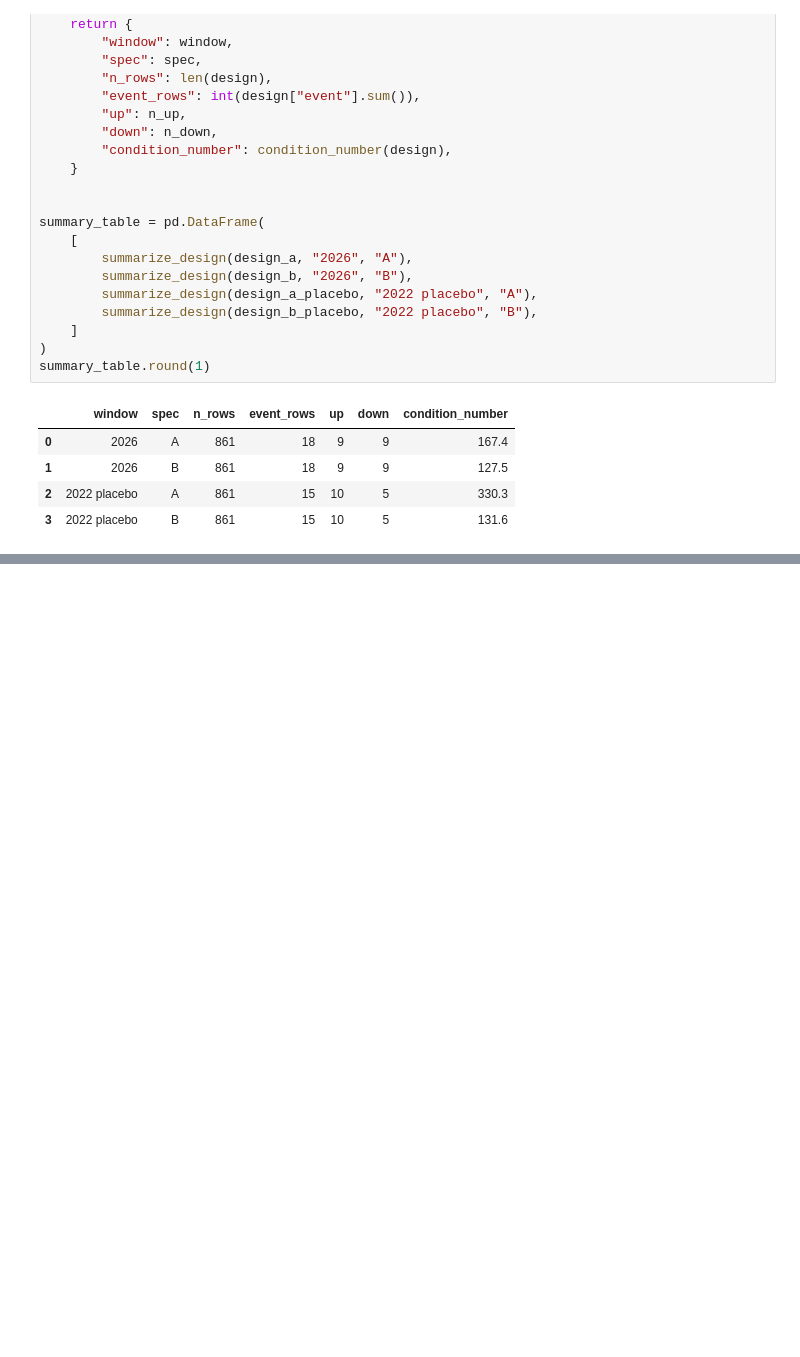
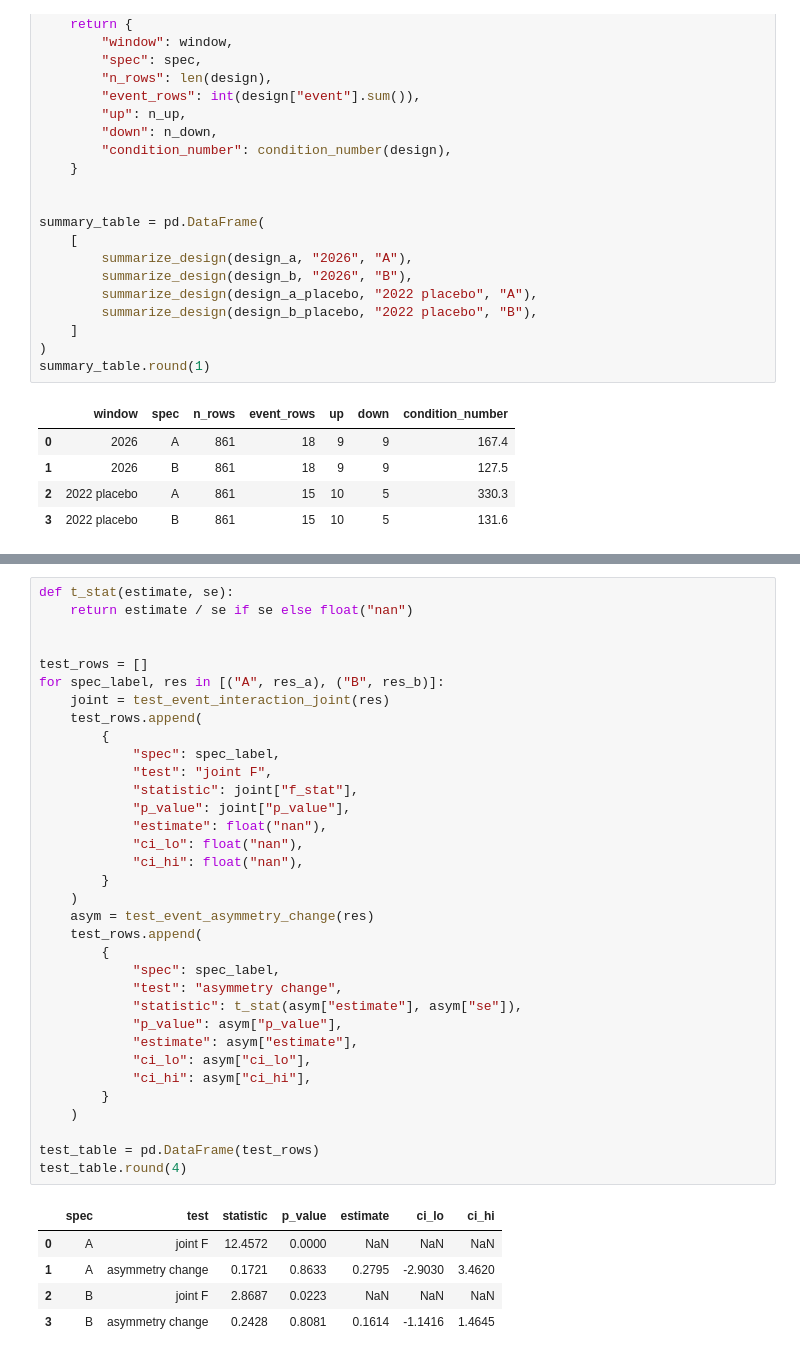
Before and after one commit to ElKuksi/gasoline-rockets-and-feathers, a Jupyter notebook: notebooks/07_2026_event_study.ipynb, the cells around one changed output, grey strips where cells are left out. Cells and saved outputs as stored; diff of their text form; blank space fills up the shorter version.

```diff
--- a/notebooks/07_2026_event_study.ipynb
+++ b/notebooks/07_2026_event_study.ipynb
@@ -398,0 +508,40 @@ unrelated to the economics.
+# %%
+def t_stat(estimate, se):
+    return estimate / se if se else float("nan")
+
+
+test_rows = []
+for spec_label, res in [("A", res_a), ("B", res_b)]:
+    joint = test_event_interaction_joint(res)
+    test_rows.append(
+        {
+            "spec": spec_label,
+            "test": "joint F",
+            "statistic": joint["f_stat"],
+            "p_value": joint["p_value"],
+            "estimate": float("nan"),
+            "ci_lo": float("nan"),
+            "ci_hi": float("nan"),
+        }
+    )
+    asym = test_event_asymmetry_change(res)
+    test_rows.append(
+        {
+            "spec": spec_label,
+            "test": "asymmetry change",
+            "statistic": t_stat(asym["estimate"], asym["se"]),
+            "p_value": asym["p_value"],
+            "estimate": asym["estimate"],
+            "ci_lo": asym["ci_lo"],
+            "ci_hi": asym["ci_hi"],
+        }
+    )
+
+test_table = pd.DataFrame(test_rows)
+test_table.round(4)
+# %% [output]
+|  | spec | test | statistic | p_value | estimate | ci_lo | ci_hi |
+| 0 | A | joint F | 12.4572 | 0.0000 | NaN | NaN | NaN |
+| 1 | A | asymmetry change | 0.1721 | 0.8633 | 0.2795 | -2.9030 | 3.4620 |
+| 2 | B | joint F | 2.8687 | 0.0223 | NaN | NaN | NaN |
+| 3 | B | asymmetry change | 0.2428 | 0.8081 | 0.1614 | -1.1416 | 1.4645 |
```
Also changed, not shown: parts of 18 cells of this notebook, 4 other files.
